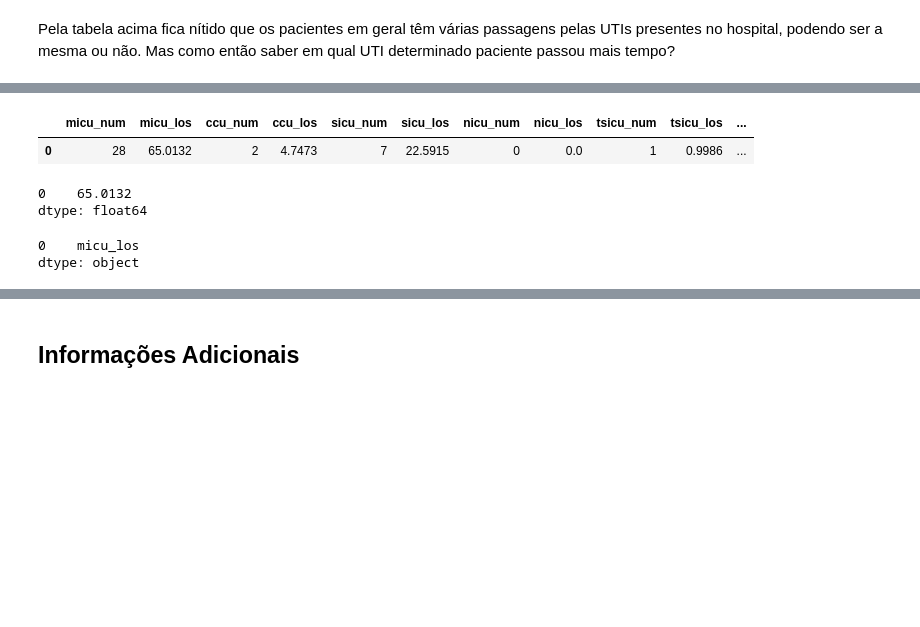
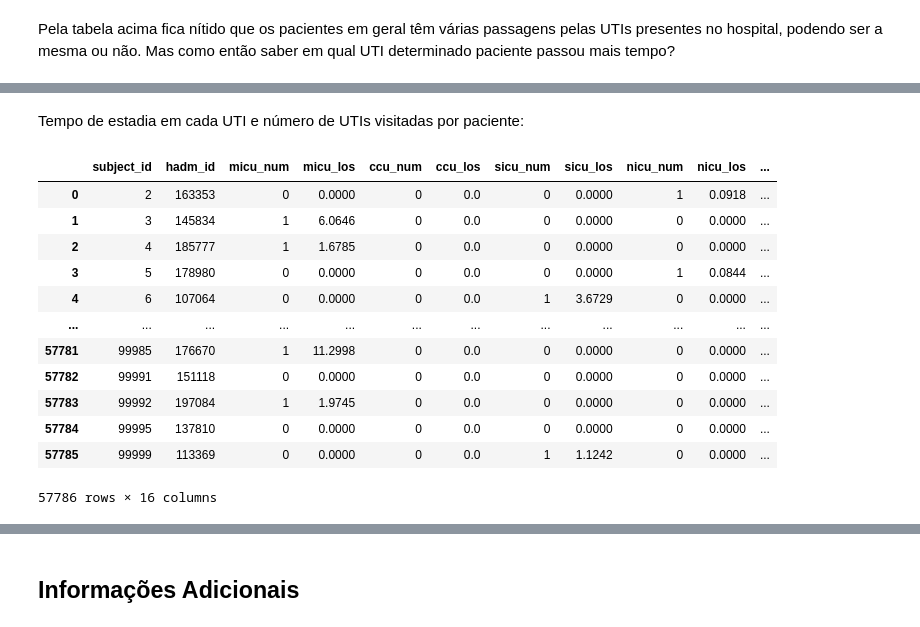
Before and after one commit to camila-cg/mimic-3, a Jupyter notebook: análise-exploratória.ipynb, the cells around one changed output, grey strips where cells are left out. Drawn from its saved outputs; the diff is of its cells as text; code cells hidden in the pictures; blank space fills up the shorter version.

Commit message:
v13 - UTI duração e qtde por paciente e atendimento

```diff
--- a/análise-exploratória.ipynb
+++ b/análise-exploratória.ipynb
@@ -807,20 +787,19 @@ icu_patient_df
-# %%
-res = icu_patient_df.groupby('subject_id').agg('sum').reset_index()
-icu_cols = icu_patient_df.columns.drop(['hadm_id', 'subject_id'])
-res_icu = res[icu_cols]
-
-
-icu_los, icu_unit = res_icu[[]]
-# %% [output]
-|  | micu_num | micu_los | ccu_num | ccu_los | sicu_num | sicu_los | nicu_num | nicu_los | tsicu_num | tsicu_los | ... |
-| 0 | 28 | 65.0132 | 2 | 4.7473 | 7 | 22.5915 | 0 | 0.0 | 1 | 0.9986 | ... |
-# %%
-res[tes].max(axis=1)
-# %% [output]
-0    65.0132
-dtype: float64
-# %%
-res[tes].idxmax(axis=1)
-# %% [output]
-0    micu_los
-dtype: object
+# %% [markdown]
+Tempo de estadia em cada UTI e número de UTIs visitadas por paciente:
+# %%
+patients_icu_per_admission = pd.read_csv('C:\csvMimic\\icu_stays_count.csv').drop(['Unnamed: 0'], axis=1)
+patients_icu_per_admission
+# %% [output]
+|  | subject_id | hadm_id | micu_num | micu_los | ccu_num | ccu_los | sicu_num | sicu_los | nicu_num | nicu_los | ... |
+| 0 | 2 | 163353 | 0 | 0.0000 | 0 | 0.0 | 0 | 0.0000 | 1 | 0.0918 | ... |
+| 1 | 3 | 145834 | 1 | 6.0646 | 0 | 0.0 | 0 | 0.0000 | 0 | 0.0000 | ... |
+| 2 | 4 | 185777 | 1 | 1.6785 | 0 | 0.0 | 0 | 0.0000 | 0 | 0.0000 | ... |
+| 3 | 5 | 178980 | 0 | 0.0000 | 0 | 0.0 | 0 | 0.0000 | 1 | 0.0844 | ... |
+| 4 | 6 | 107064 | 0 | 0.0000 | 0 | 0.0 | 1 | 3.6729 | 0 | 0.0000 | ... |
+| ... | ... | ... | ... | ... | ... | ... | ... | ... | ... | ... | ... |
+| 57781 | 99985 | 176670 | 1 | 11.2998 | 0 | 0.0 | 0 | 0.0000 | 0 | 0.0000 | ... |
+| 57782 | 99991 | 151118 | 0 | 0.0000 | 0 | 0.0 | 0 | 0.0000 | 0 | 0.0000 | ... |
+| 57783 | 99992 | 197084 | 1 | 1.9745 | 0 | 0.0 | 0 | 0.0000 | 0 | 0.0000 | ... |
+| 57784 | 99995 | 137810 | 0 | 0.0000 | 0 | 0.0 | 0 | 0.0000 | 0 | 0.0000 | ... |
+| 57785 | 99999 | 113369 | 0 | 0.0000 | 0 | 0.0 | 1 | 1.1242 | 0 | 0.0000 | ... |
+57786 rows × 16 columns
```
Also changed, not shown: parts of 10 cells of this notebook.
